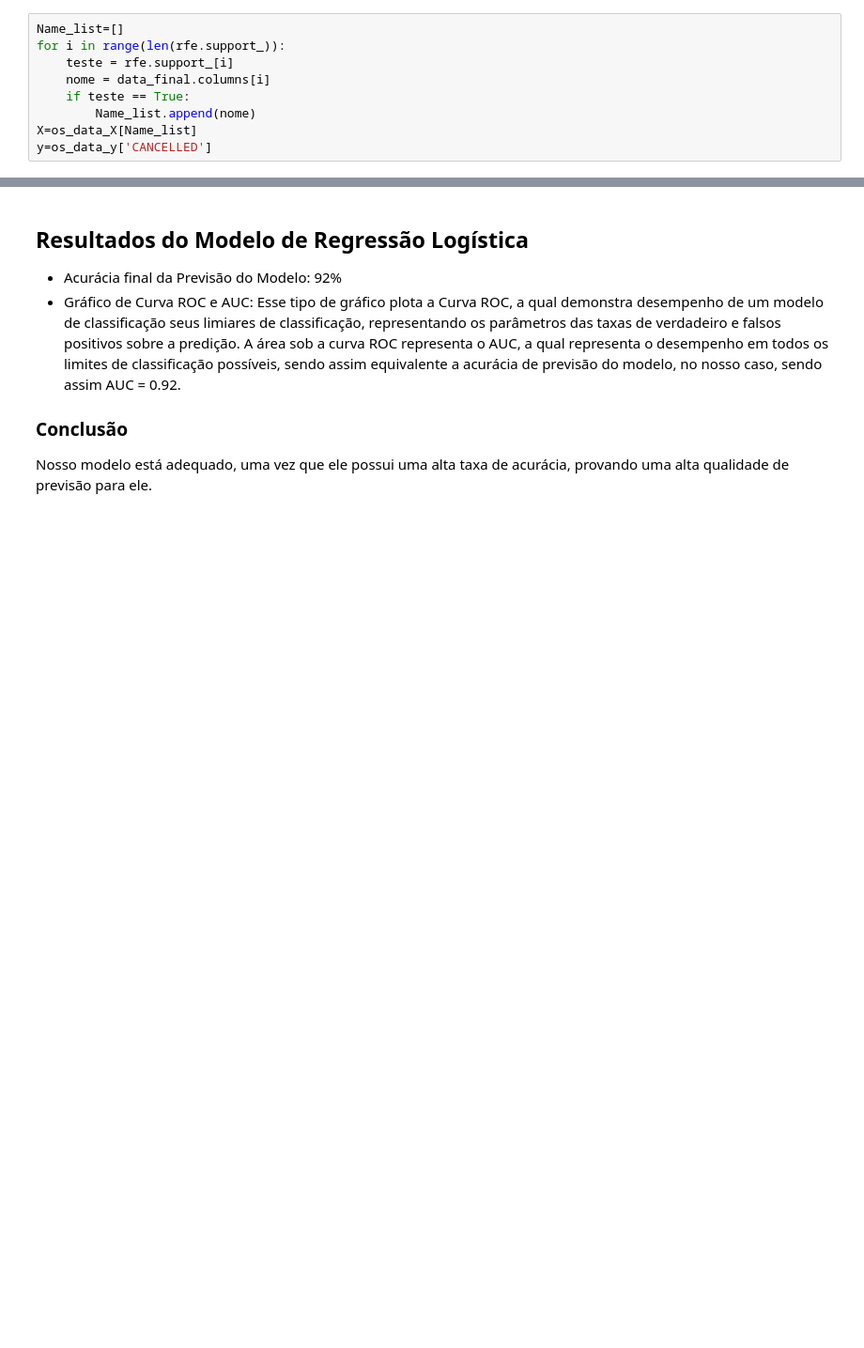
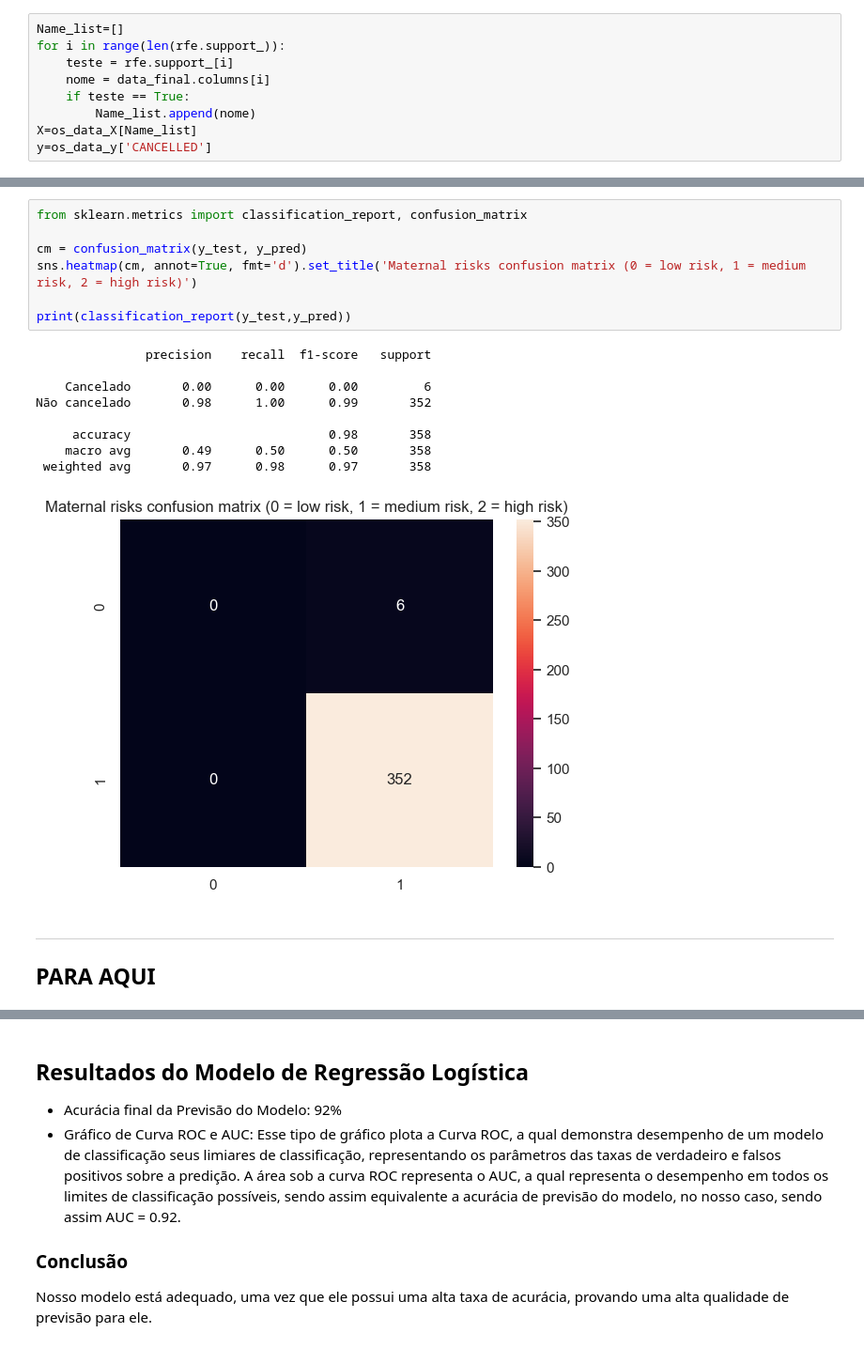
Before and after one commit to insper-classroom/22-2a-cd-p2-grupo_bexcamrefe, a Jupyter notebook: relatoriop2.ipynb, the cells around one changed output, grey strips where cells are left out. Shown at 94% size. Cells and saved outputs as stored; diff of their text form; blank space fills up the shorter version.

```diff
--- a/relatoriop2.ipynb
+++ b/relatoriop2.ipynb
@@ -728,0 +723,20 @@ Gráfico de Curva ROC e AUC
+# %%
+from sklearn.metrics import classification_report, confusion_matrix
+
+cm = confusion_matrix(y_test, y_pred)
+sns.heatmap(cm, annot=True, fmt='d').set_title('Maternal risks confusion matrix (0 = low risk, 1 = medium risk, 2 = high risk)')
+
+print(classification_report(y_test,y_pred))
+# %% [output]
+               precision    recall  f1-score   support
+
+    Cancelado       0.00      0.00      0.00         6
+Não cancelado       0.98      1.00      0.99       352
+
+     accuracy                           0.98       358
+    macro avg       0.49      0.50      0.50       358
+ weighted avg       0.97      0.98      0.97       358
+[figure, added]
+# %% [markdown]
+---
+## PARA AQUI
```
Also changed, not shown: parts of 35 cells of this notebook.
